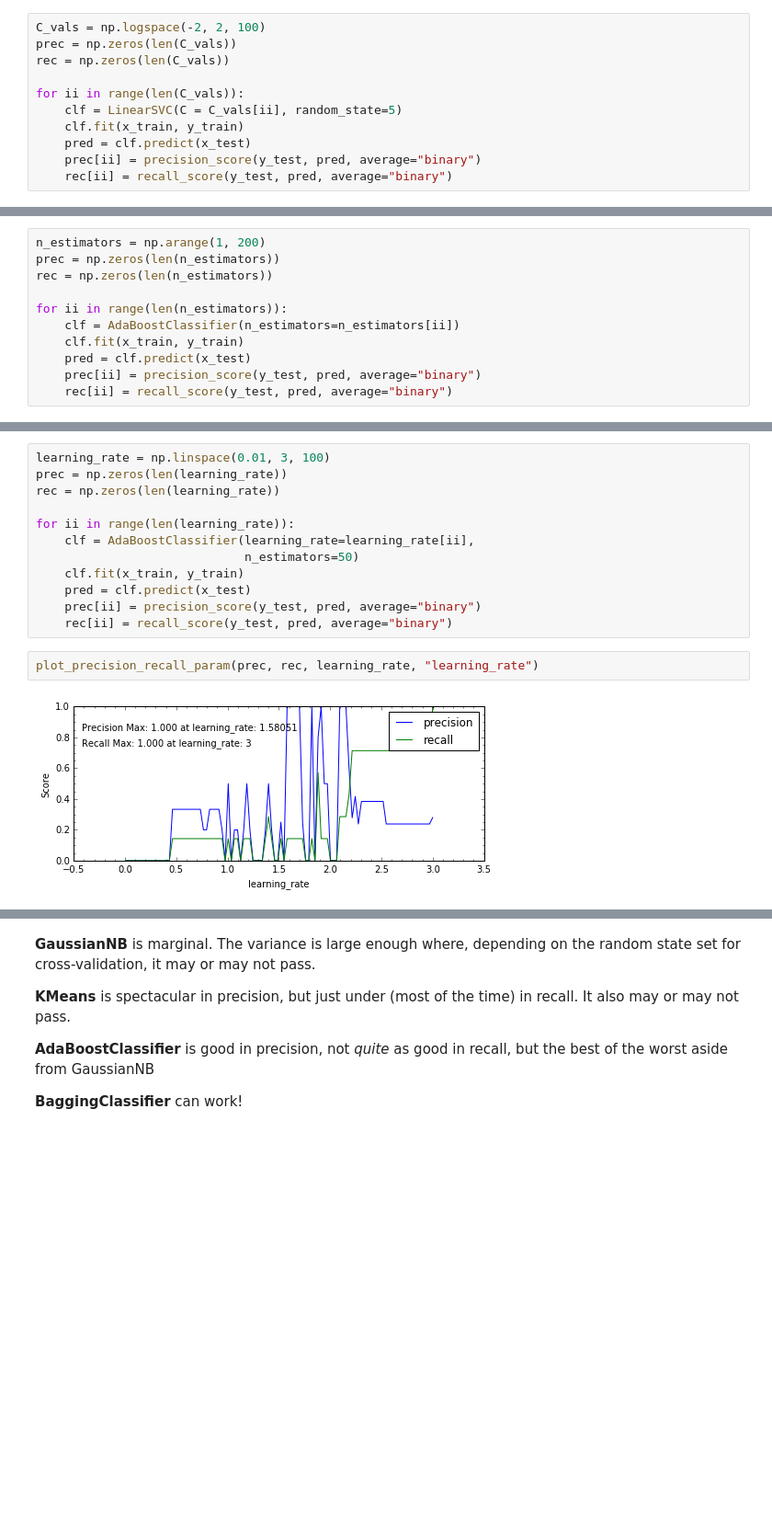
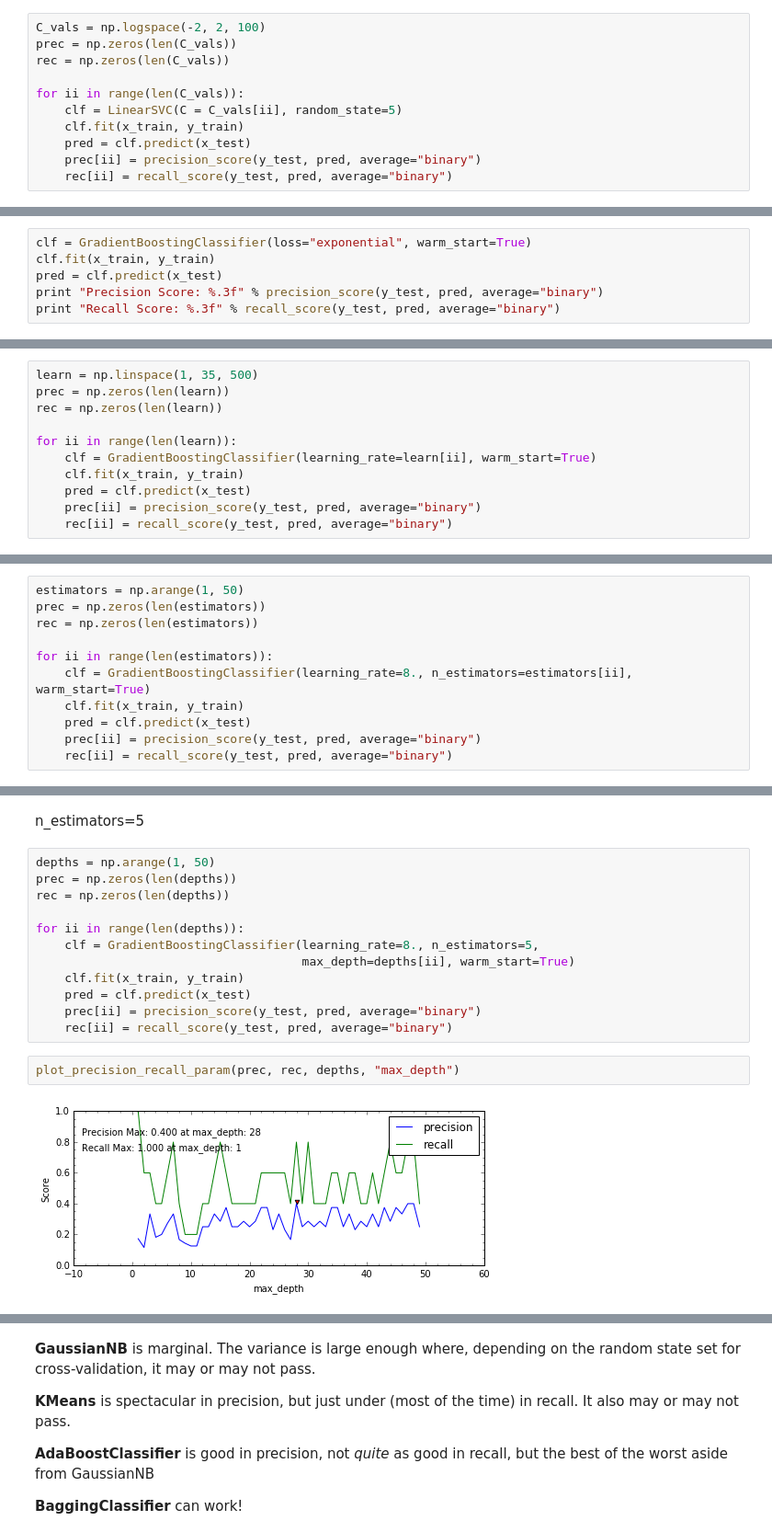
Before and after one commit to nhuntwalker/udacity_projects, a Jupyter notebook: project5/Project 5 Worksheet.ipynb, the cells around one changed output, grey strips where cells are left out. Shown at 92% size. Saved outputs shown, nothing was run; the diff lists cells and outputs as text; blank space fills up the shorter version.

```diff
--- a/project5/Project 5 Worksheet.ipynb
+++ b/project5/Project 5 Worksheet.ipynb
@@ -846,0 +908,6 @@ Default
+# %%
+clf = GradientBoostingClassifier(loss="exponential", warm_start=True)
+clf.fit(x_train, y_train)
+pred = clf.predict(x_test)
+print "Precision Score: %.3f" % precision_score(y_test, pred, average="binary")
+print "Recall Score: %.3f" % recall_score(y_test, pred, average="binary")
@@ -846,0 +919,11 @@ Default
+# %%
+learn = np.linspace(1, 35, 500)
+prec = np.zeros(len(learn))
+rec = np.zeros(len(learn))
+
+for ii in range(len(learn)):
+    clf = GradientBoostingClassifier(learning_rate=learn[ii], warm_start=True)
+    clf.fit(x_train, y_train)
+    pred = clf.predict(x_test)
+    prec[ii] = precision_score(y_test, pred, average="binary")
+    rec[ii] = recall_score(y_test, pred, average="binary")
@@ -847,10 +936,10 @@ Default
 # %%
-n_estimators = np.arange(1, 200)
-prec = np.zeros(len(n_estimators))
-rec = np.zeros(len(n_estimators))
+estimators = np.arange(1, 50)
+prec = np.zeros(len(estimators))
+rec = np.zeros(len(estimators))
 
-for ii in range(len(n_estimators)):
-    clf = AdaBoostClassifier(n_estimators=n_estimators[ii])
+for ii in range(len(estimators)):
+    clf = GradientBoostingClassifier(learning_rate=8., n_estimators=estimators[ii], warm_start=True)
     clf.fit(x_train, y_train)
     pred = clf.predict(x_test)
     prec[ii] = precision_score(y_test, pred, average="binary")
@@ -862,16 +951,18 @@ plot_precision_recall_param(prec, rec, n_estimators, "n_estimators")
+# %% [markdown]
+n_estimators=5
 # %%
-learning_rate = np.linspace(0.01, 3, 100)
-prec = np.zeros(len(learning_rate))
-rec = np.zeros(len(learning_rate))
+depths = np.arange(1, 50)
+prec = np.zeros(len(depths))
+rec = np.zeros(len(depths))
 
-for ii in range(len(learning_rate)):
-    clf = AdaBoostClassifier(learning_rate=learning_rate[ii],
-                             n_estimators=50)
+for ii in range(len(depths)):
+    clf = GradientBoostingClassifier(learning_rate=8., n_estimators=5,
+                                     max_depth=depths[ii], warm_start=True)
     clf.fit(x_train, y_train)
     pred = clf.predict(x_test)
     prec[ii] = precision_score(y_test, pred, average="binary")
     rec[ii] = recall_score(y_test, pred, average="binary")
 # %%
-plot_precision_recall_param(prec, rec, learning_rate, "learning_rate")
+plot_precision_recall_param(prec, rec, depths, "max_depth")
 # %% [output]
-[figure, old version]
+[figure, new version]
```
Also changed, not shown: parts of 124 cells of this notebook, 8 other files.
